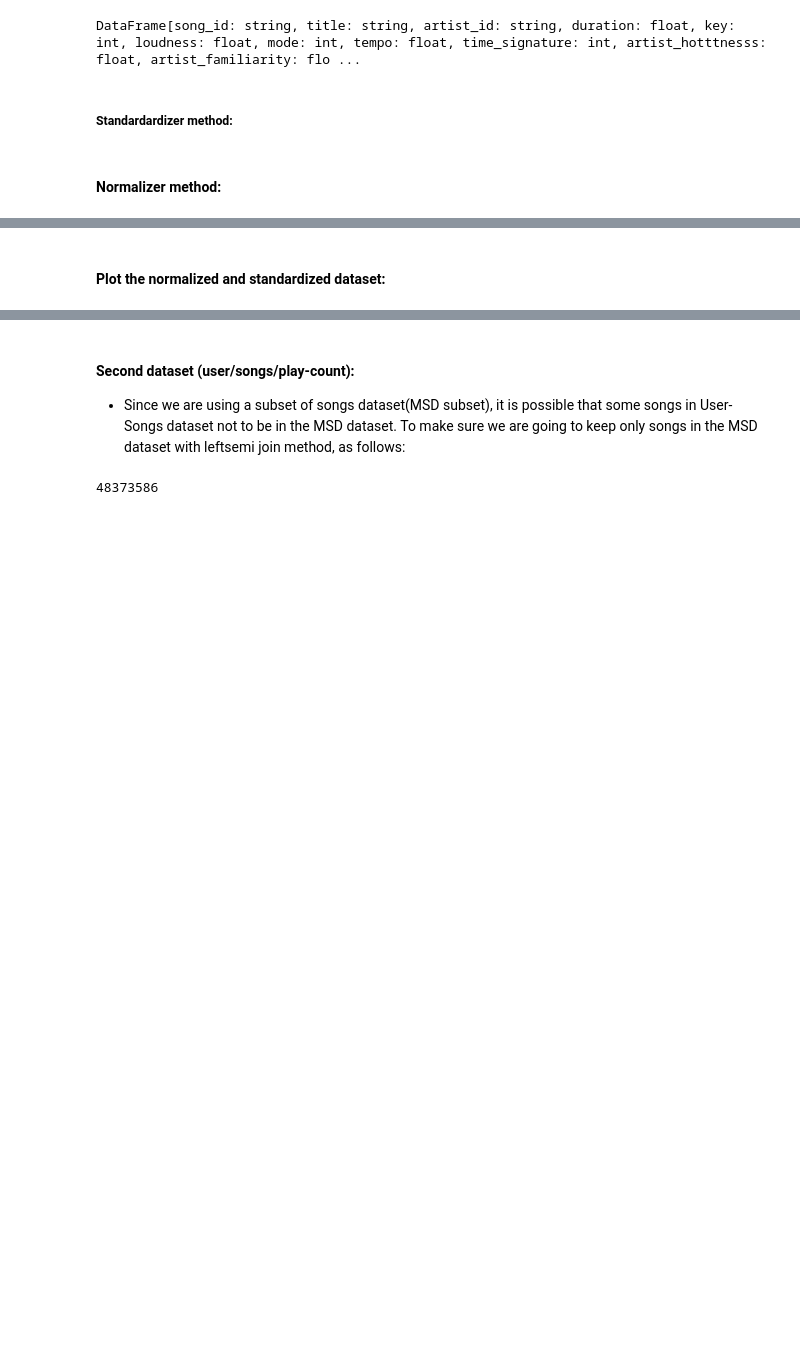
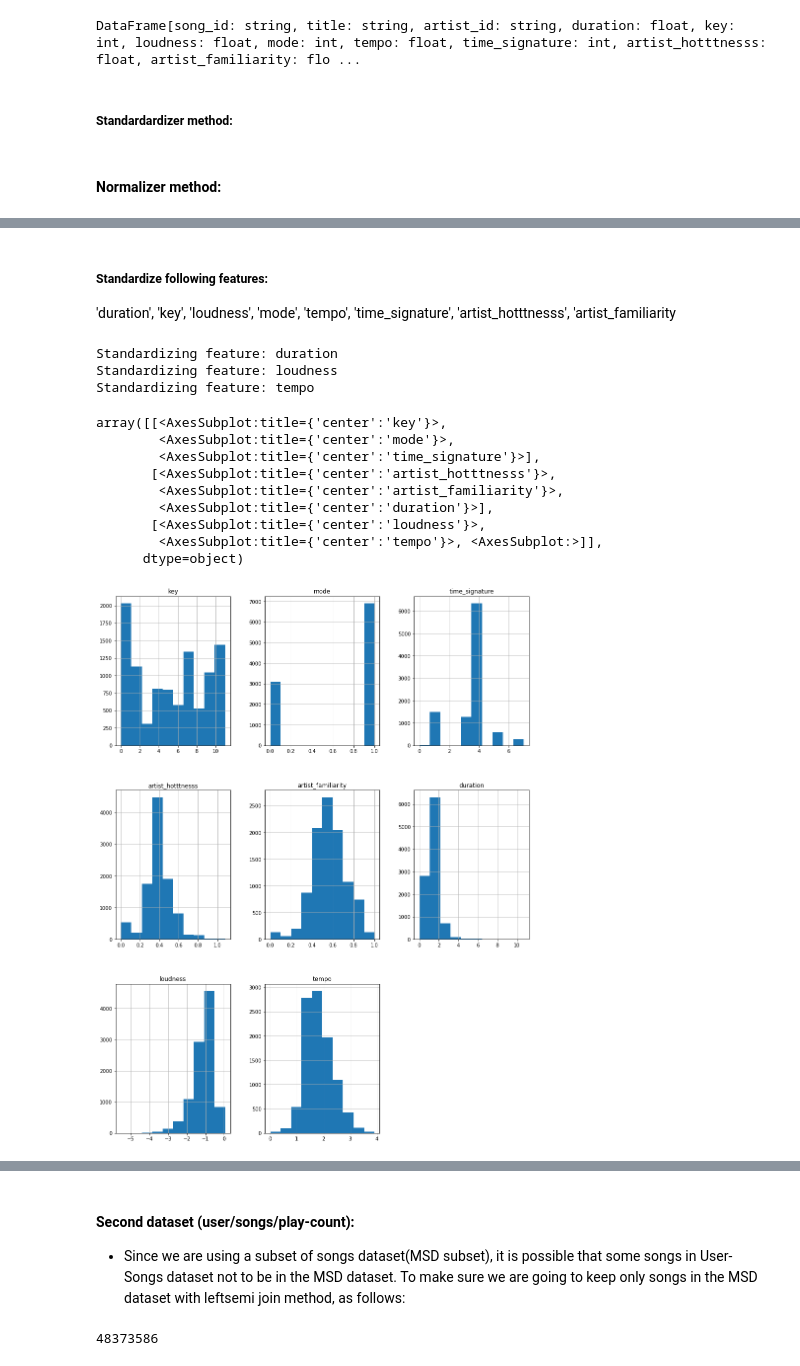
Before and after one commit to reza-nikzad/bigdata, a Jupyter notebook: music-recommendation-system.ipynb, the cells around one changed output, grey strips where cells are left out. Saved outputs shown, nothing was run; the diff lists cells and outputs as text; code cells hidden in the pictures; blank space fills up the shorter version.

```diff
--- a/music-recommendation-system.ipynb
+++ b/music-recommendation-system.ipynb
@@ -424,2 +376,0 @@ None
-# %% [markdown]
-#### Plot the normalized and standardized dataset:
@@ -429,0 +377,4 @@ d.toPandas().hist(ax = ax)
+# %% [markdown]
+##### Standardize following features:
+
+'duration', 'key', 'loudness', 'mode', 'tempo', 'time_signature', 'artist_hotttnesss', 'artist_familiarity
@@ -429,0 +385,29 @@ d.toPandas().hist(ax = ax)
+# %%
+data_MSD_scaled = data_MSD
+data_MSD_scaled , scalers_stdr['duration'] = standardize(data_MSD_scaled, 'duration', 0.05, 0.75)
+print('Standardizing feature: '+ 'duration' )
+
+data_MSD_scaled , scalers_stdr['loudness'] = standardize(data_MSD_scaled, 'loudness', 0.2, 0.90)
+print('Standardizing feature: '+ 'loudness' )
+
+data_MSD_scaled , scalers_stdr['tempo'] = standardize(data_MSD_scaled, 'tempo', 0.20, 0.85)
+print('Standardizing feature: '+ 'tempo' )
+# %% [output]
+Standardizing feature: duration
+Standardizing feature: loudness
+Standardizing feature: tempo
+# %%
+fig = plt.figure(figsize = (15,20))
+ax = fig.gca()
+data_MSD_scaled.toPandas().hist(ax = ax)
+# %% [output]
+array([[<AxesSubplot:title={'center':'key'}>,
+        <AxesSubplot:title={'center':'mode'}>,
+        <AxesSubplot:title={'center':'time_signature'}>],
+       [<AxesSubplot:title={'center':'artist_hotttnesss'}>,
+        <AxesSubplot:title={'center':'artist_familiarity'}>,
+        <AxesSubplot:title={'center':'duration'}>],
+       [<AxesSubplot:title={'center':'loudness'}>,
+        <AxesSubplot:title={'center':'tempo'}>, <AxesSubplot:>]],
+      dtype=object)
+[figure, added]
```
Also changed, not shown: parts of 18 cells of this notebook.
